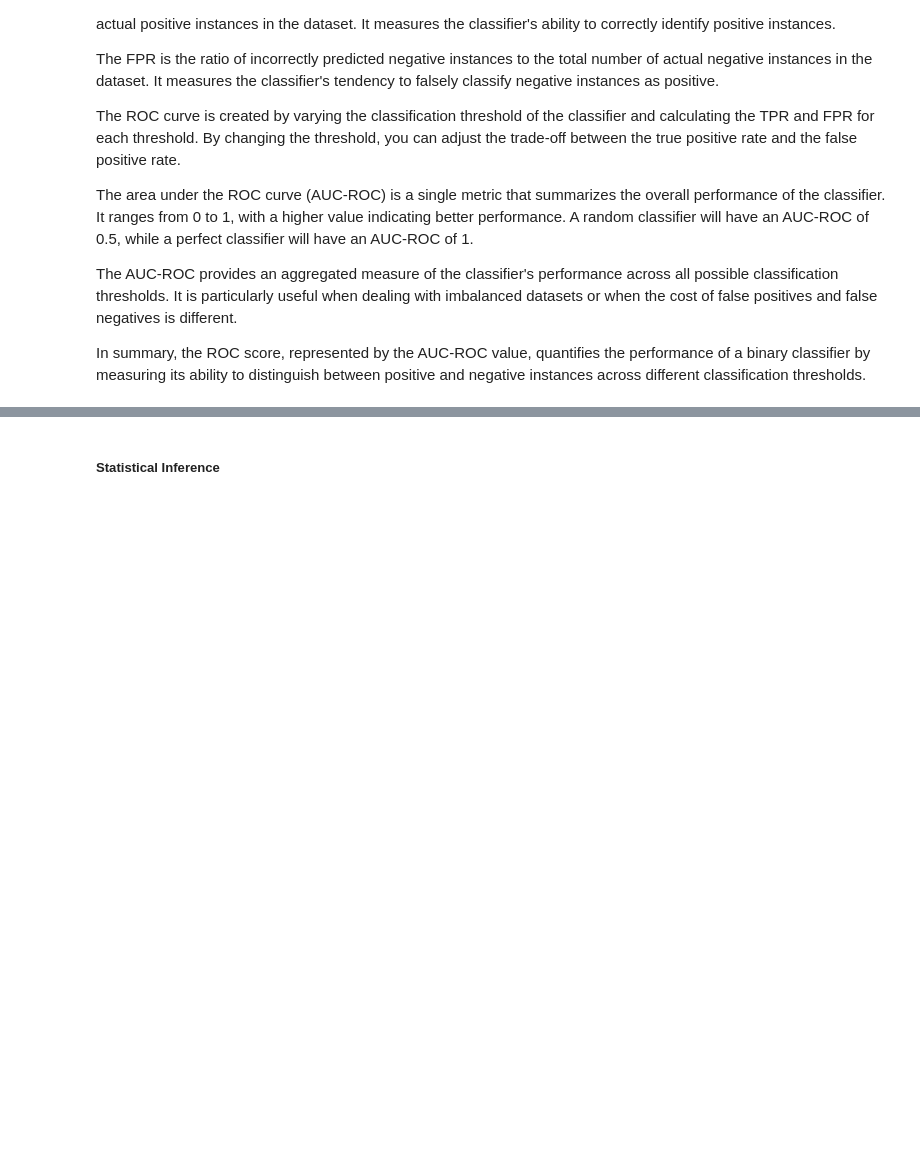
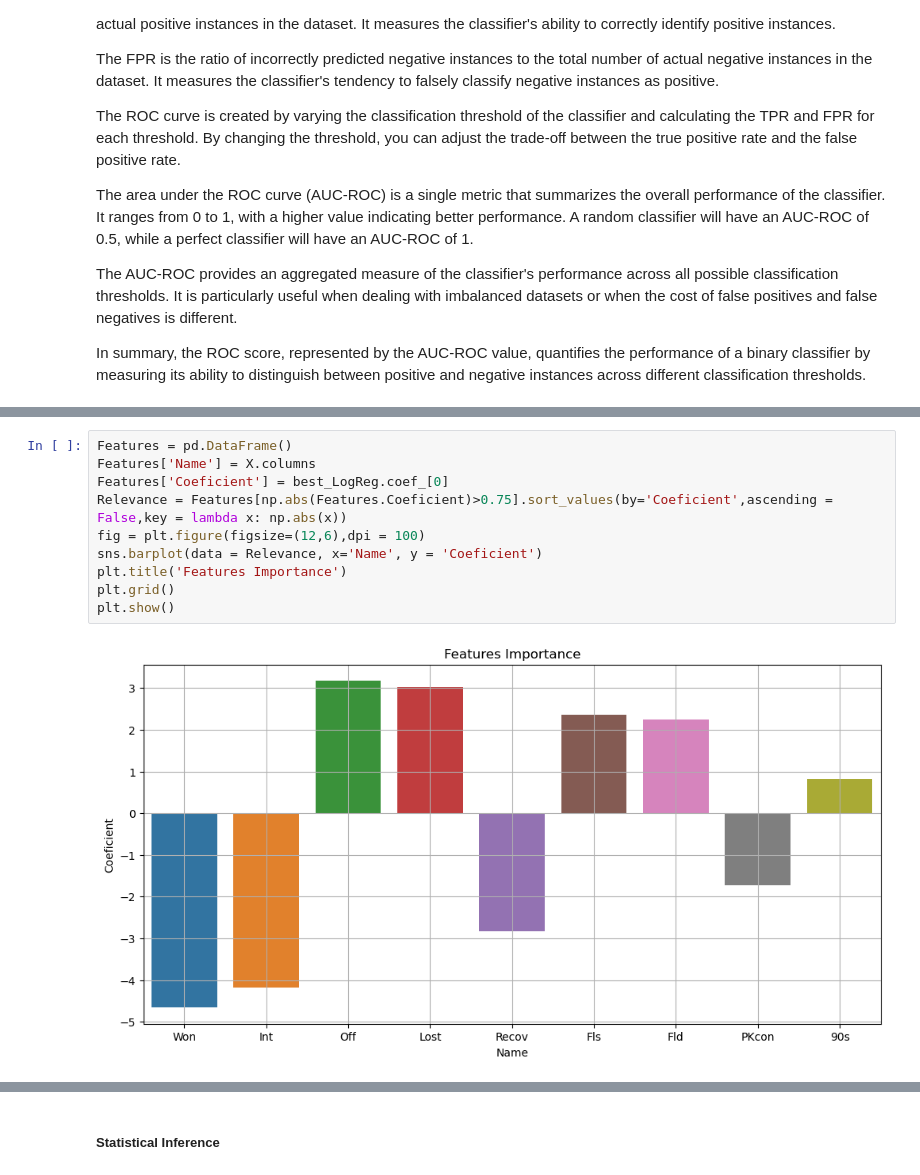
Before and after one commit to IsraelFPM/FootBall-EDA, a Jupyter notebook: PlayersAnalyses.ipynb, the cells around one changed output, grey strips where cells are left out. Saved outputs shown, nothing was run; the diff lists cells and outputs as text; blank space fills up the shorter version.

Commit message:
Adding Features Coeficient

```diff
--- a/PlayersAnalyses.ipynb
+++ b/PlayersAnalyses.ipynb
@@ -401,3 +401,15 @@ plt.show()
 # %% [output]
 [figure]
 [interactive output not drawn]
+# %%
+Features = pd.DataFrame()
+Features['Name'] = X.columns
+Features['Coeficient'] = best_LogReg.coef_[0]
+Relevance = Features[np.abs(Features.Coeficient)>0.75].sort_values(by='Coeficient',ascending = False,key = lambda x: np.abs(x))
+fig = plt.figure(figsize=(12,6),dpi = 100)
+sns.barplot(data = Relevance, x='Name', y = 'Coeficient')
+plt.title('Features Importance')
+plt.grid()
+plt.show()
+# %% [output]
+[figure, added]
```
Also changed, not shown: parts of 1 cell of this notebook.
